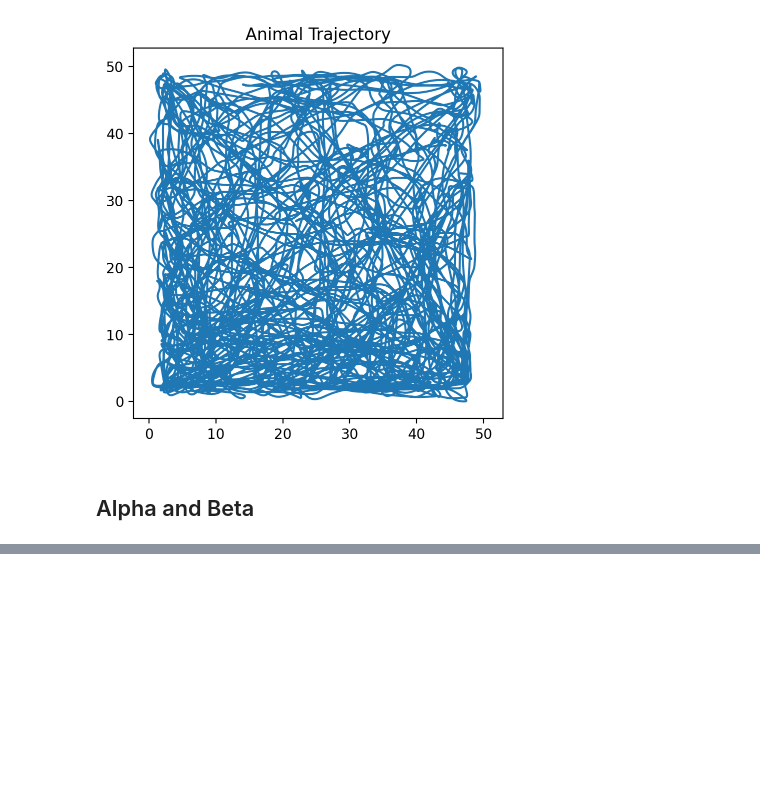
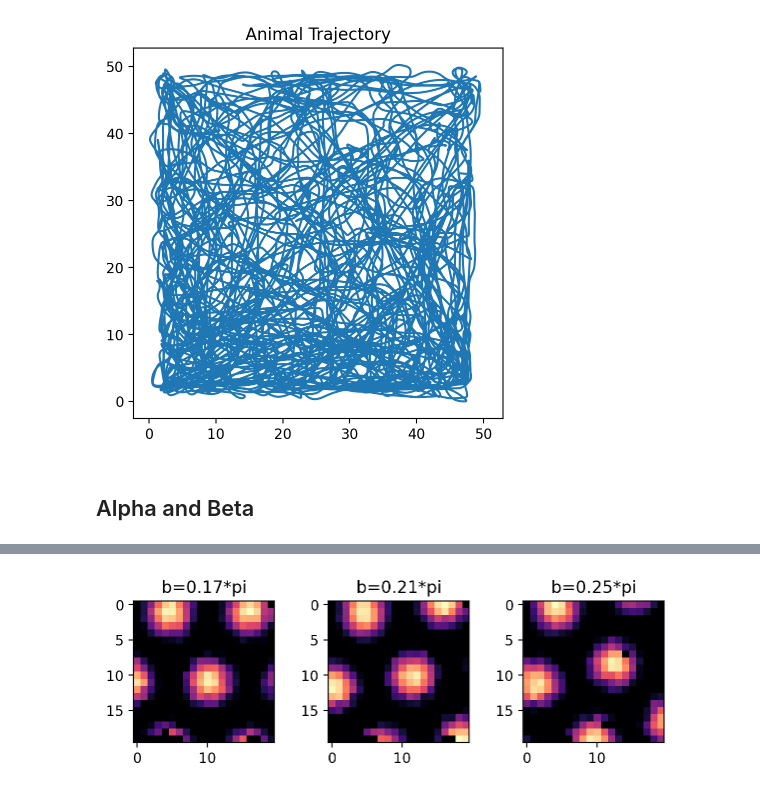
Before and after one commit to johnhwen1/ttgc, a Jupyter notebook: examples/ttgc.ipynb, the cells around one changed output, grey strips where cells are left out. Saved outputs shown, nothing was run; the diff lists cells and outputs as text; code cells hidden in the pictures; blank space fills up the shorter version.

```diff
--- a/examples/ttgc.ipynb
+++ b/examples/ttgc.ipynb
@@ -435,0 +468,19 @@ plt.tight_layout()
+# %%
+# Calculate maps
+pos_sim = pos[:n_timebins_sim]
+n_spatial_bins = 20
+all_mean_maps = np.zeros((n_betas, N, n_spatial_bins, n_spatial_bins))
+for b in range(n_betas):
+    this_A = all_As[b]
+    all_mean_maps[b] = helpers.calc_2d_maps(this_A, pos_sim, n_spatial_bins)
+
+# Plot maps
+cell_idx = 0
+plt.figure(figsize=(n_betas*2, 2))
+for b in range(n_betas):
+    plt.subplot(1, n_betas, b+1)
+    plt.imshow(all_mean_maps[b, cell_idx])
+    plt.title(f'b={np.round(all_betas[b]/np.pi, 2)}*pi')
+plt.tight_layout()
+# %% [output]
+[figure, added]
```
Also changed, not shown: parts of 10 cells of this notebook, 2 other files.
